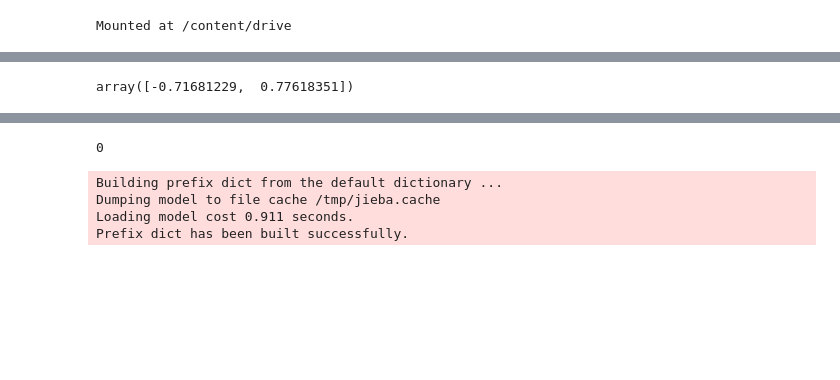
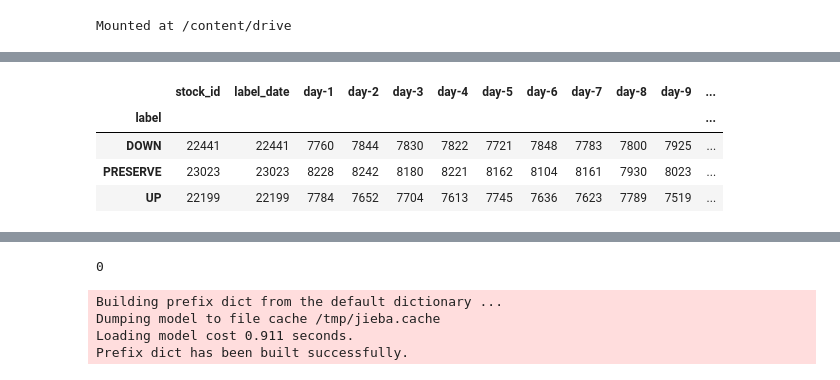
Before and after one commit to lvksh/2020WN_CS545, a Jupyter notebook: drafts/dataloader_creation_splitting.ipynb, the cells around one changed output, grey strips where cells are left out. Cells and saved outputs as stored; diff of their text form; code cells hidden in the pictures; blank space fills up the shorter version.

Commit message:
fixed bug dataloader

```diff
--- a/drafts/dataloader_creation_splitting.ipynb
+++ b/drafts/dataloader_creation_splitting.ipynb
@@ -142,5 +124,8 @@ Successfully created training, cv and test dataset!
 # %%
-# write_dataloader(df_dataloader, Ptrain, Pcv, outputpath)
+write_dataloader(df_dataloader, Ptrain, Pcv, outputpath)
 cvfile = pd.read_csv(GOOGLE_DRIVE_PATH+'/dataloader/cv_data.csv')
-cvfile.head()
+trainfile = pd.read_csv(GOOGLE_DRIVE_PATH+'/dataloader/train_data.csv')
+testfile = pd.read_csv(GOOGLE_DRIVE_PATH+'/dataloader/test_data.csv')
+
+trainfile.label_date
 # %% [output]
@@ -153,4 +145,8 @@ cvfile.head()
-# %%
-np.quantile(pct,[0.33,0.67])
-# %% [output]
-array([-0.71681229,  0.77618351])
+# %%
+trainfile.groupby('label').count()
+# %% [output]
+|  | stock_id | label_date | day-1 | day-2 | day-3 | day-4 | day-5 | day-6 | day-7 | day-8 | day-9 | ... |
+| label |  |  |  |  |  |  |  |  |  |  |  | ... |
+| DOWN | 22441 | 22441 | 7760 | 7844 | 7830 | 7822 | 7721 | 7848 | 7783 | 7800 | 7925 | ... |
+| PRESERVE | 23023 | 23023 | 8228 | 8242 | 8180 | 8221 | 8162 | 8104 | 8161 | 7930 | 8023 | ... |
+| UP | 22199 | 22199 | 7784 | 7652 | 7704 | 7613 | 7745 | 7636 | 7623 | 7789 | 7519 | ... |
```
Also changed, not shown: parts of 7 cells of this notebook.
